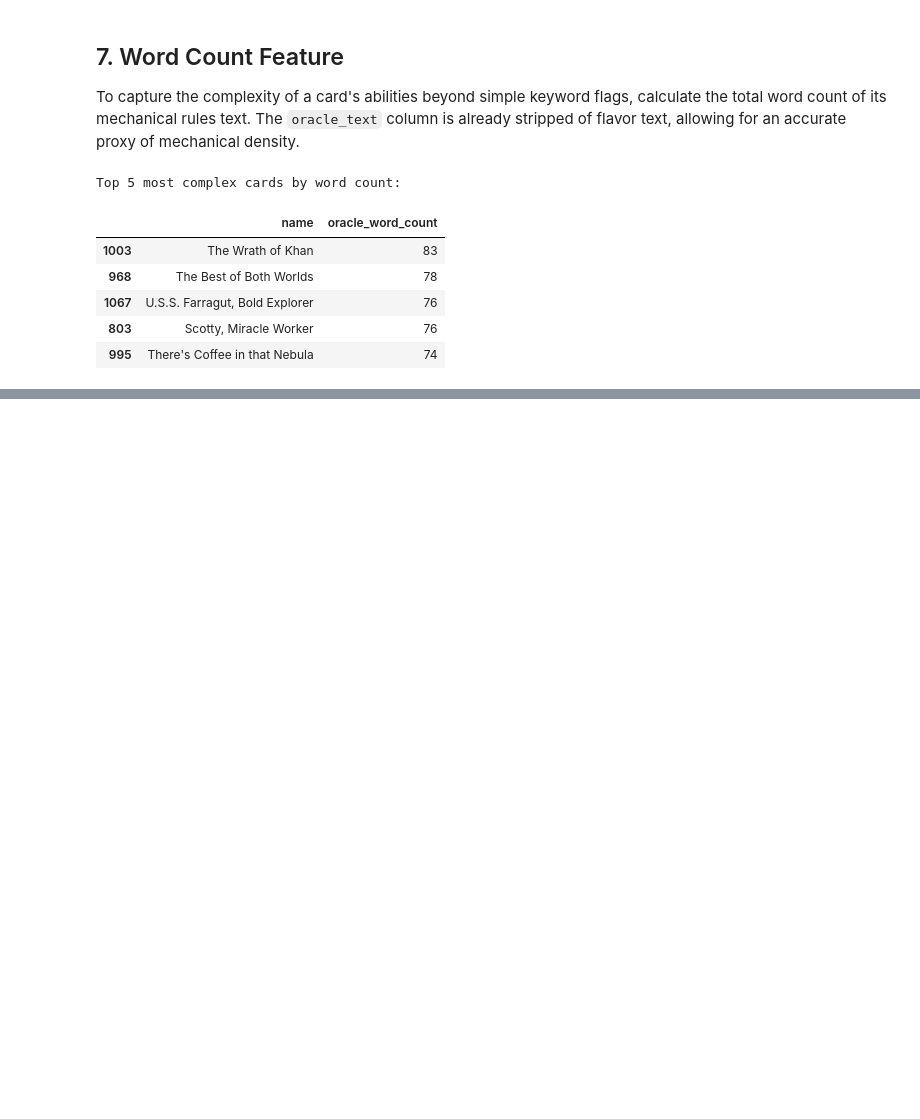
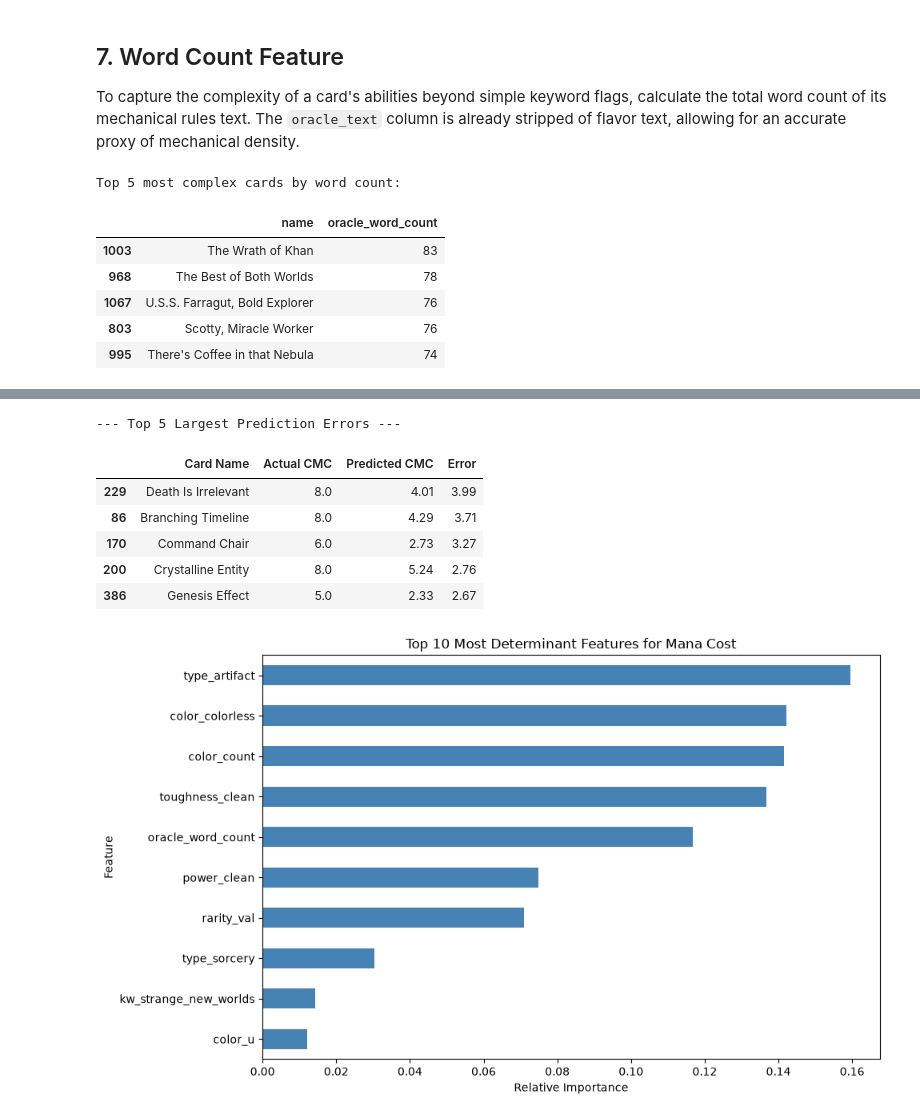
Before and after one commit to C-John/MTG-Star-Trek-Mana-Value-Project, a Jupyter notebook: mana_model.ipynb, the cells around one changed output, grey strips where cells are left out. Saved outputs shown, nothing was run; the diff lists cells and outputs as text; code cells hidden in the pictures; blank space fills up the shorter version.

Commit message:
feat: establish random forest baseline and evaluate feature importance

```diff
--- a/mana_model.ipynb
+++ b/mana_model.ipynb
@@ -211,0 +438,43 @@ Top 5 most complex cards by word count:
+# %%
+import matplotlib.pyplot as plt
+import pandas as pd
+
+# --- 1. Residual Analysis ---
+# Reconstruct a dataframe to compare actuals vs predictions
+results = pd.DataFrame({
+    'Card Name': df_unique.loc[X_test.index, 'name'],
+    'Actual CMC': y_test,
+    'Predicted CMC': y_pred.round(2)
+})
+
+# Calculate absolute error
+results['Error'] = abs(results['Actual CMC'] - results['Predicted CMC'])
+
+print("--- Top 5 Largest Prediction Errors ---")
+display(results.sort_values(by='Error', ascending=False).head())
+print("\n")
+
+# --- 2. Feature Importance Bar Chart ---
+# Extract importances and map them to the column names
+importances = pd.Series(rf_model.feature_importances_, index=X_train.columns)
+
+# Isolate the top 10 most impactful features, sorted for a horizontal plot
+top_features = importances.sort_values(ascending=True).tail(10)
+
+# Generate the bar graph
+plt.figure(figsize=(10, 6))
+top_features.plot(kind='barh', color='steelblue')
+plt.title('Top 10 Most Determinant Features for Mana Cost')
+plt.xlabel('Relative Importance')
+plt.ylabel('Feature')
+plt.tight_layout()
+plt.show()
+# %% [output]
+--- Top 5 Largest Prediction Errors ---
+|  | Card Name | Actual CMC | Predicted CMC | Error |
+| 229 | Death Is Irrelevant | 8.0 | 4.01 | 3.99 |
+| 86 | Branching Timeline | 8.0 | 4.29 | 3.71 |
+| 170 | Command Chair | 6.0 | 2.73 | 3.27 |
+| 200 | Crystalline Entity | 8.0 | 5.24 | 2.76 |
+| 386 | Genesis Effect | 5.0 | 2.33 | 2.67 |
+[figure, added]
```
Also changed, not shown: parts of 12 cells of this notebook, 6 other files.
